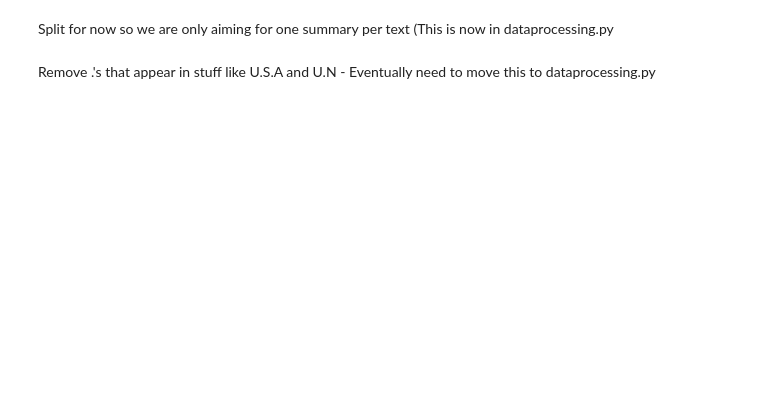
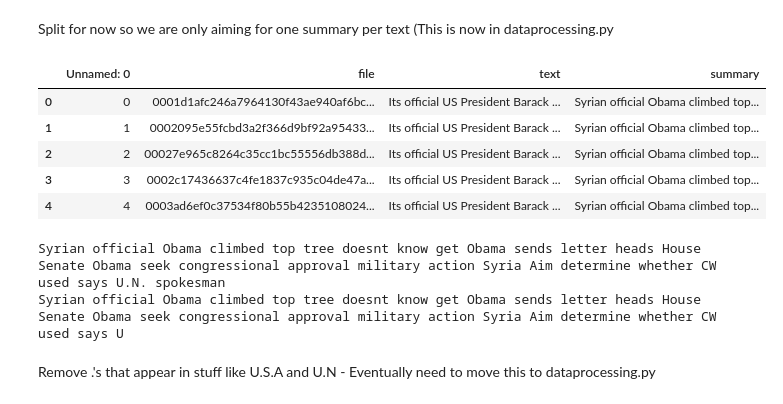
Before and after one commit to bmistry12/text-summarisation, a Jupyter notebook: model.ipynb, the cells around one changed output. Saved outputs shown, nothing was run; the diff lists cells and outputs as text; code cells hidden in the pictures; blank space fills up the shorter version.

```diff
--- a/model.ipynb
+++ b/model.ipynb
@@ -68,9 +82,21 @@ df.count
 # %% [markdown]
 Split for now so we are only aiming for one summary per text (This is now in dataprocessing.py
+# %%
+df.head()
+# %% [output]
+|  | Unnamed: 0 | file | text | summary |
+| 0 | 0 | 0001d1afc246a7964130f43ae940af6bc... | Its official US President Barack ... | Syrian official Obama climbed top... |
+| 1 | 1 | 0002095e55fcbd3a2f366d9bf92a95433... | Its official US President Barack ... | Syrian official Obama climbed top... |
+| 2 | 2 | 00027e965c8264c35cc1bc55556db388d... | Its official US President Barack ... | Syrian official Obama climbed top... |
+| 3 | 3 | 0002c17436637c4fe1837c935c04de47a... | Its official US President Barack ... | Syrian official Obama climbed top... |
+| 4 | 4 | 0003ad6ef0c37534f80b55b4235108024... | Its official US President Barack ... | Syrian official Obama climbed top... |
 # %%
-# print(df['summary'][0])
-# df['summary'] = df['summary'].apply(lambda x: re.sub(r'\..*$',' ',str(x)))
-# print(df['summary'][0])
+print(df['summary'][0])
+df['summary'] = df['summary'].apply(lambda x: re.sub(r'\..*$',' ',str(x)))
+print(df['summary'][0])
+# %% [output]
+Syrian official Obama climbed top tree doesnt know get Obama sends letter heads House Senate Obama seek congressional approval military action Syria Aim determine whether CW used says U.N. spokesman
+Syrian official Obama climbed top tree doesnt know get Obama sends letter heads House Senate Obama seek congressional approval military action Syria Aim determine whether CW used says U
 # %% [markdown]
 Remove .'s that appear in stuff like U.S.A and U.N - Eventually need to move this to dataprocessing.py
 # %%
```
Also changed, not shown: parts of 49 cells of this notebook, 3 other files.
